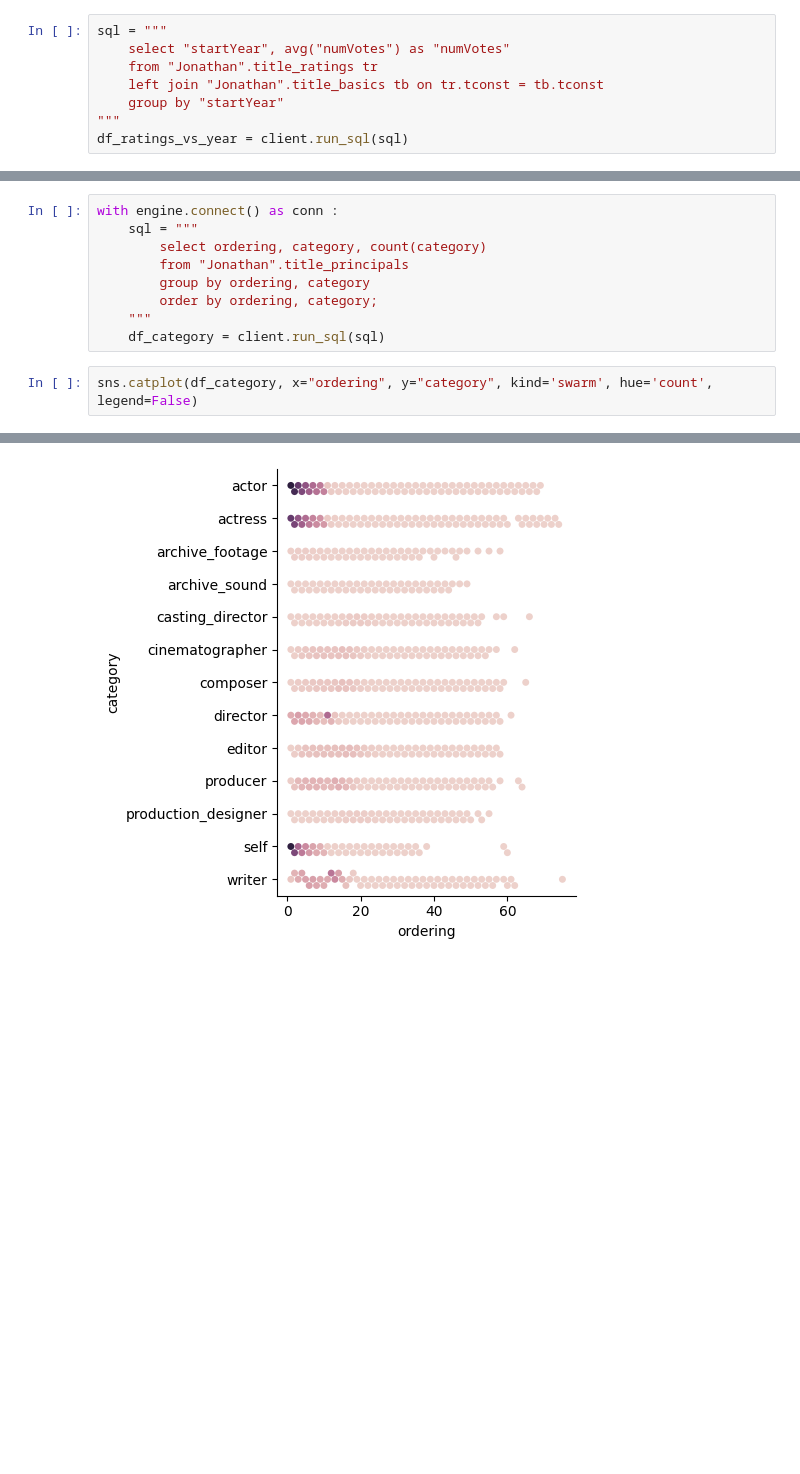
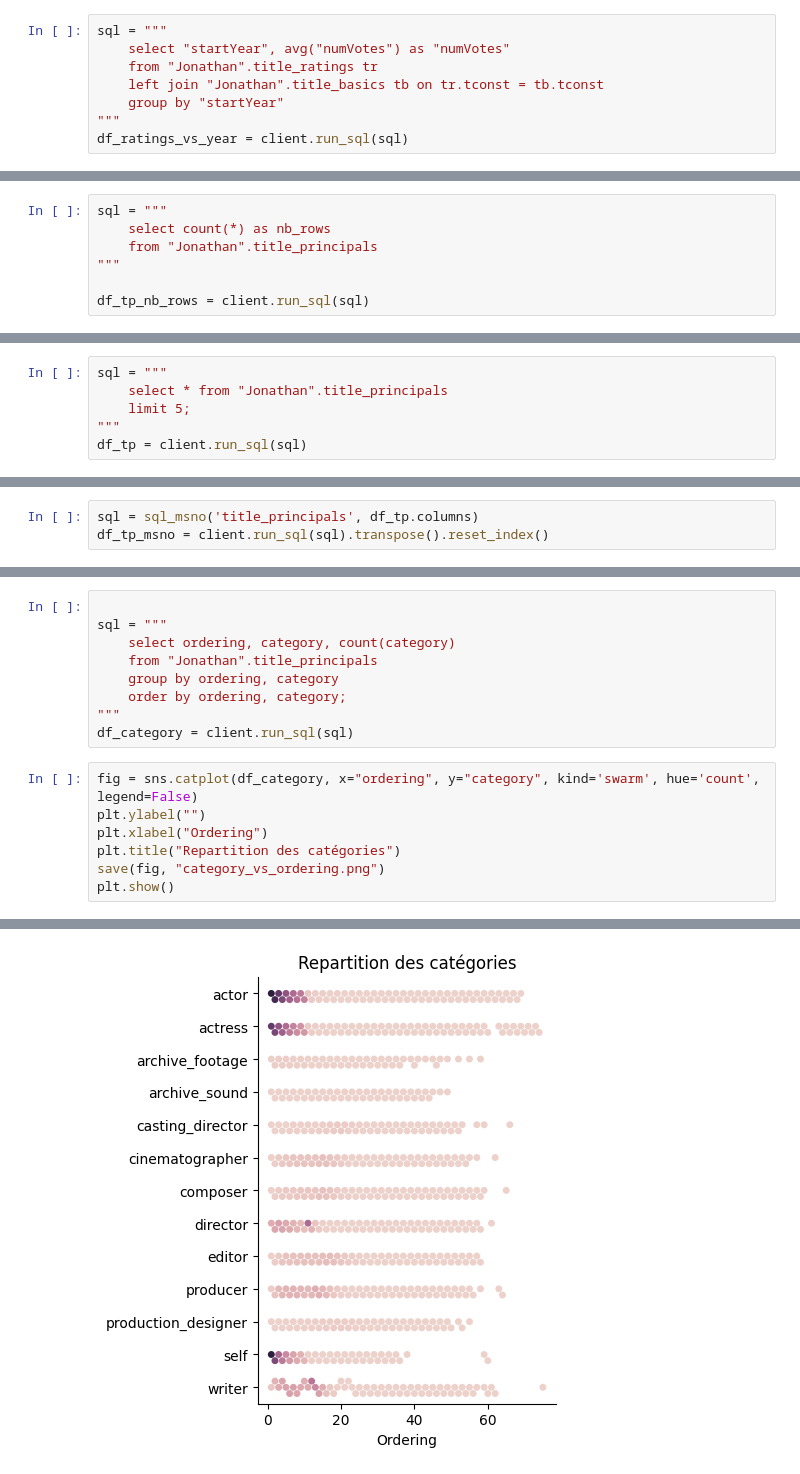
Before and after one commit to data-IA-2024/netfloox-recommandation-gr3, a Jupyter notebook: AnalyzeEDA.ipynb, the cells around one changed output, grey strips where cells are left out. Cells and saved outputs as stored; diff of their text form; blank space fills up the shorter version.

```diff
--- a/AnalyzeEDA.ipynb
+++ b/AnalyzeEDA.ipynb
@@ -435,0 +437,7 @@ df_ratings_vs_year.plot(x="startYear", y='count')
+# %%
+sql = """
+    select count(*) as nb_rows
+    from "Jonathan".title_principals
+"""
+
+df_tp_nb_rows = client.run_sql(sql)
@@ -435,0 +451,6 @@ df_ratings_vs_year.plot(x="startYear", y='count')
+# %%
+sql = """
+    select * from "Jonathan".title_principals
+    limit 5;
+"""
+df_tp = client.run_sql(sql)
@@ -435,0 +484,3 @@ df_ratings_vs_year.plot(x="startYear", y='count')
+# %%
+sql = sql_msno('title_principals', df_tp.columns)
+df_tp_msno = client.run_sql(sql).transpose().reset_index()
@@ -436,12 +513,17 @@ df_ratings_vs_year.plot(x="startYear", y='count')
 # %%
-with engine.connect() as conn :
-    sql = """
-        select ordering, category, count(category)
-        from "Jonathan".title_principals
-        group by ordering, category
-        order by ordering, category;
-    """
-    df_category = client.run_sql(sql)
+
+sql = """
+    select ordering, category, count(category)
+    from "Jonathan".title_principals
+    group by ordering, category
+    order by ordering, category;
+"""
+df_category = client.run_sql(sql)
 # %%
-sns.catplot(df_category, x="ordering", y="category", kind='swarm', hue='count', legend=False)
+fig = sns.catplot(df_category, x="ordering", y="category", kind='swarm', hue='count', legend=False)
+plt.ylabel("")
+plt.xlabel("Ordering")
+plt.title("Repartition des catégories")
+save(fig, "category_vs_ordering.png")
+plt.show()
 # %% [output]
@@ -449 +530 @@ sns.catplot(df_category, x="ordering", y="category", kind='swarm', hue='count',
-[figure, old version]
+[figure, new version]
```
Also changed, not shown: parts of 68 cells of this notebook.
